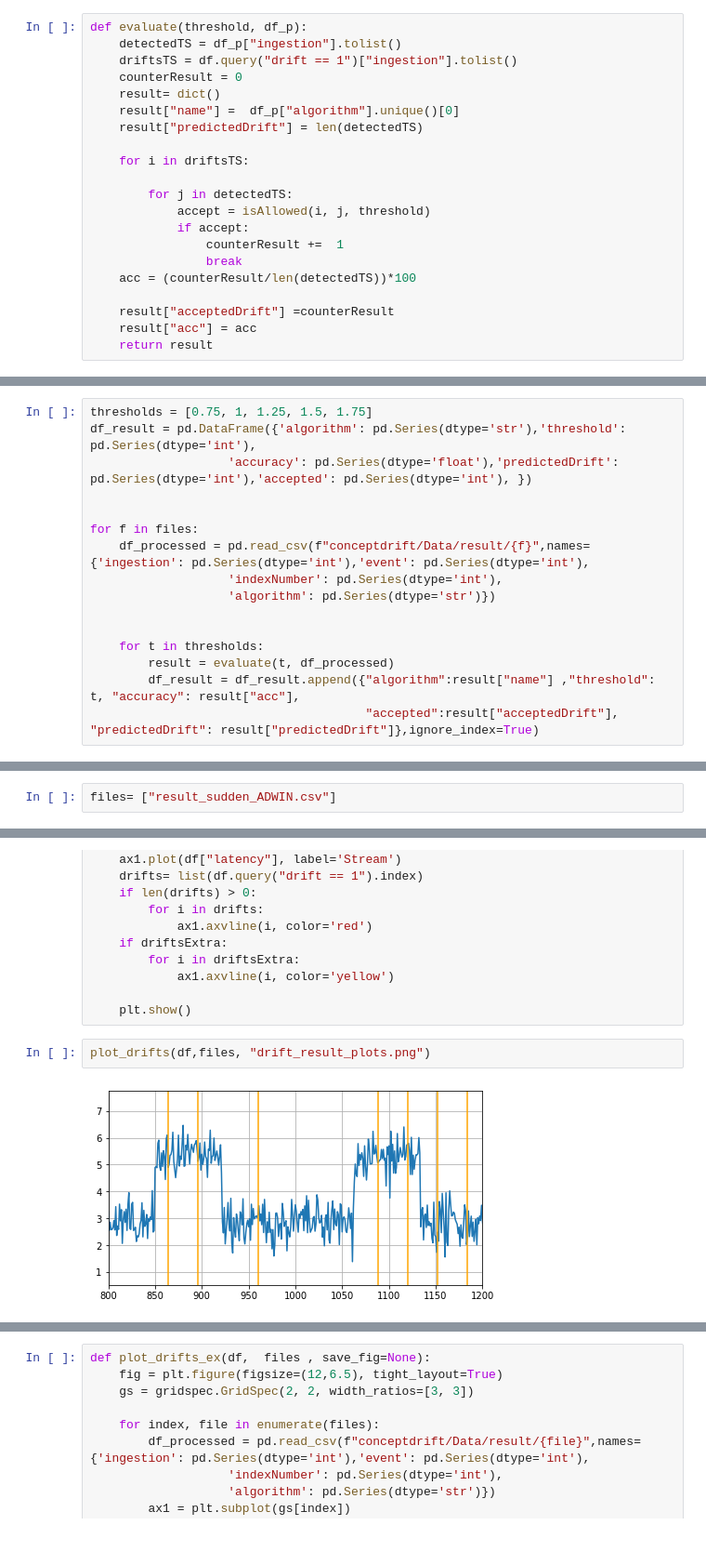
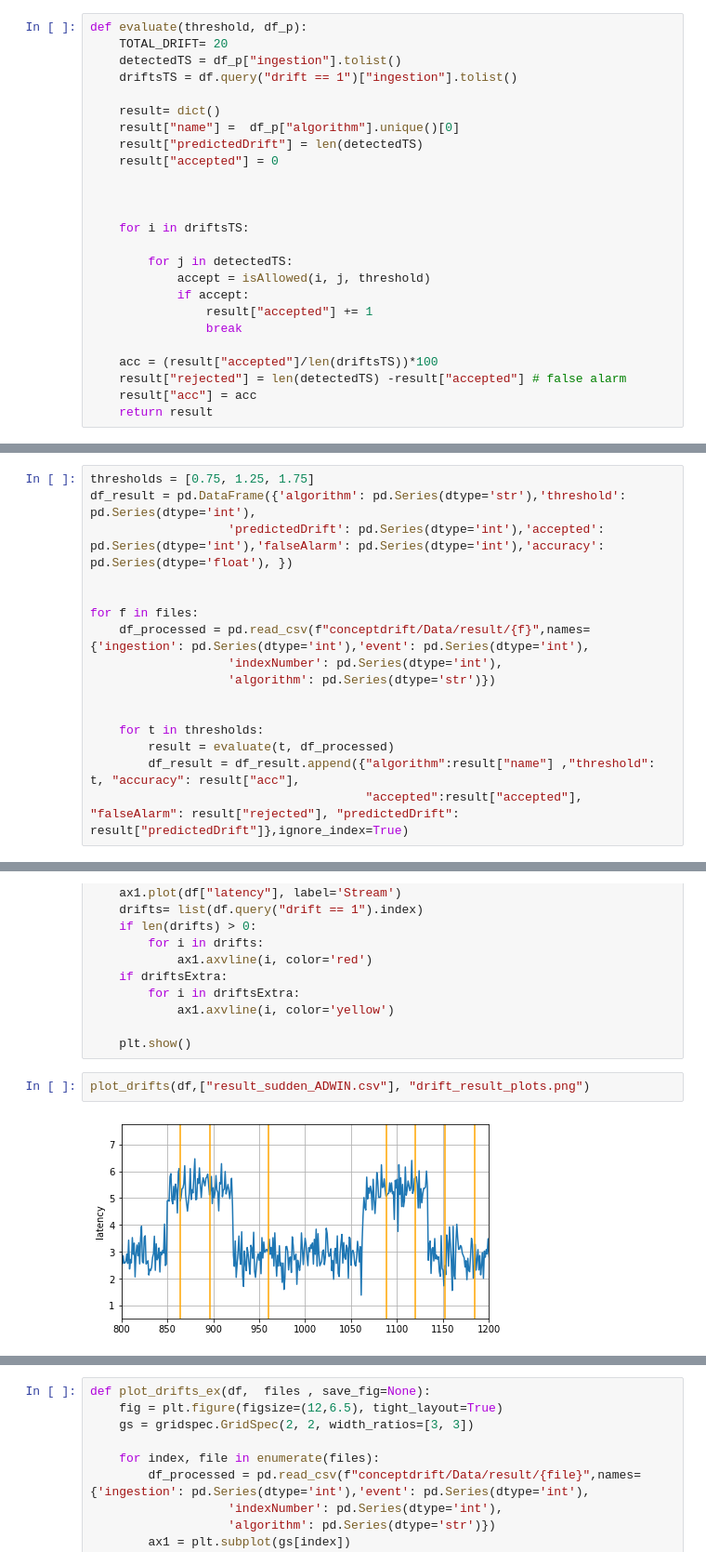
Before and after one commit to muzaffersenkal/concept-drift-streaming-context, a Jupyter notebook: Evaluate.ipynb, the cells around one changed output, grey strips where cells are left out. Shown: that part at 93% size. Cells and saved outputs as stored; diff of their text form.

```diff
--- a/Evaluate.ipynb
+++ b/Evaluate.ipynb
@@ -44,31 +44,35 @@ def isAllowed(driftTime, detectTime, threshold):
     return False
 # %%
 def evaluate(threshold, df_p):
+    TOTAL_DRIFT= 20
     detectedTS = df_p["ingestion"].tolist()
     driftsTS = df.query("drift == 1")["ingestion"].tolist()
-    counterResult = 0
+
     result= dict()
     result["name"] =  df_p["algorithm"].unique()[0]
     result["predictedDrift"] = len(detectedTS)
+    result["accepted"] = 0
+
+
 
     for i in driftsTS:
 
         for j in detectedTS:
             accept = isAllowed(i, j, threshold)
             if accept:
-                counterResult +=  1
+                result["accepted"] += 1
                 break
-    acc = (counterResult/len(detectedTS))*100
 
-    result["acceptedDrift"] =counterResult
+    acc = (result["accepted"]/len(driftsTS))*100
+    result["rejected"] = len(detectedTS) -result["accepted"] # false alarm
     result["acc"] = acc
     return result
 # %%
 files = ["result_sudden_ADWIN.csv","result_sudden_GMADM.csv", "result_sudden_CUSUM.csv", "result_sudden_PageHinkley.csv"]
 # %%
-thresholds = [0.75, 1, 1.25, 1.5, 1.75]
+thresholds = [0.75, 1.25, 1.75]
 df_result = pd.DataFrame({'algorithm': pd.Series(dtype='str'),'threshold': pd.Series(dtype='int'),
-                   'accuracy': pd.Series(dtype='float'),'predictedDrift': pd.Series(dtype='int'),'accepted': pd.Series(dtype='int'), })
+                   'predictedDrift': pd.Series(dtype='int'),'accepted': pd.Series(dtype='int'),'falseAlarm': pd.Series(dtype='int'),'accuracy': pd.Series(dtype='float'), })
 
 
 for f in files:
@@ -80,4 +84,4 @@ for f in files:
     for t in thresholds:
         result = evaluate(t, df_processed)
         df_result = df_result.append({"algorithm":result["name"] ,"threshold": t, "accuracy": result["acc"],
-                                      "accepted":result["acceptedDrift"], "predictedDrift": result["predictedDrift"]},ignore_index=True)
+                                      "accepted":result["accepted"],  "falseAlarm": result["rejected"], "predictedDrift": result["predictedDrift"]},ignore_index=True)
@@ -108,2 +87,0 @@ df_result
-# %%
-files= ["result_sudden_ADWIN.csv"]
@@ -151,6 +149,6 @@ def plot_data(df, driftsExtra=None):
 
     plt.show()
 # %%
-plot_drifts(df,files, "drift_result_plots.png")
+plot_drifts(df,["result_sudden_ADWIN.csv"], "drift_result_plots.png")
 # %% [output]
-[figure, old version]
+[figure, new version]
```
Also changed, not shown: parts of 6 cells of this notebook, 1 other file.
